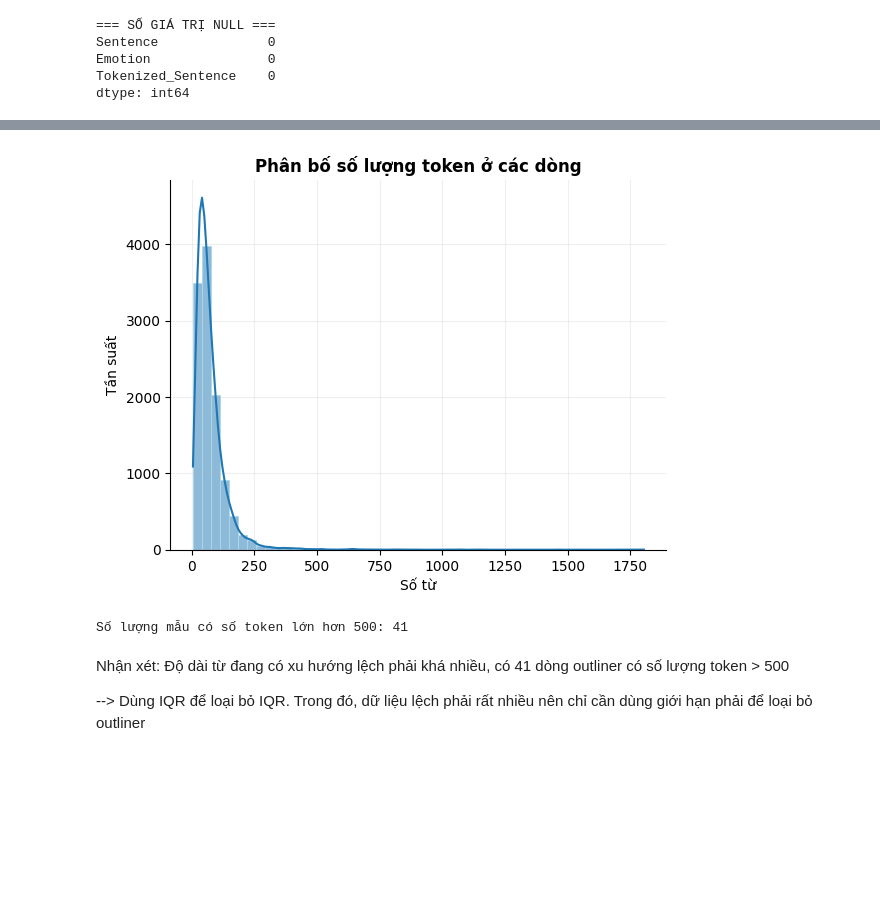
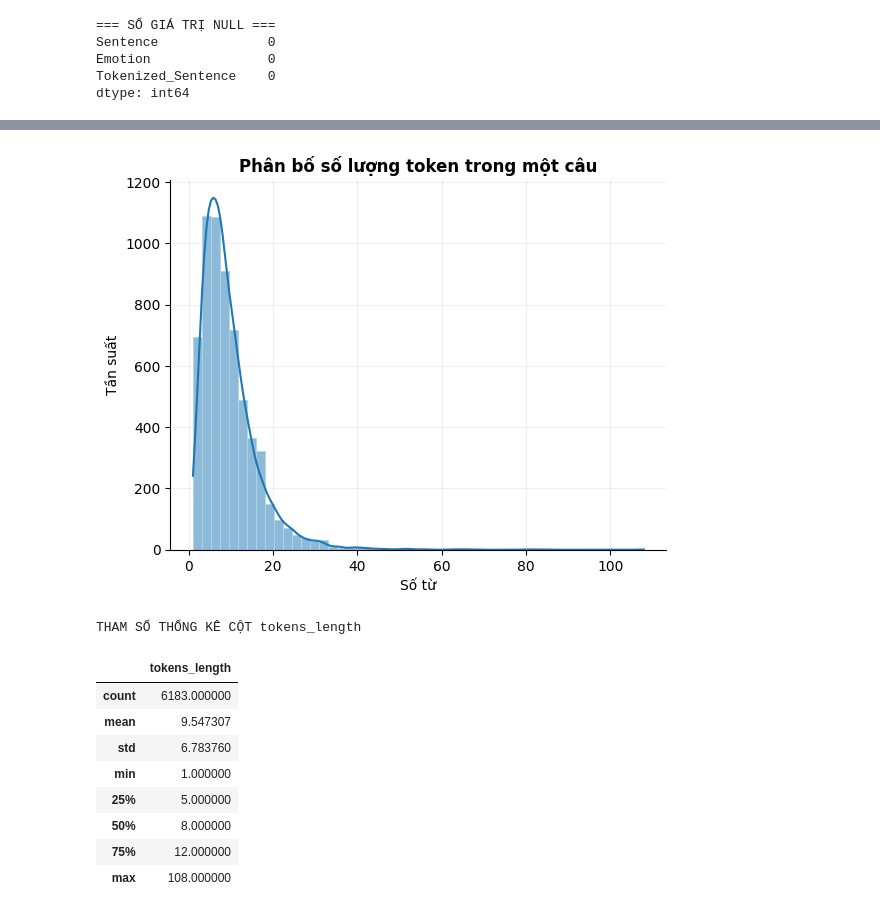
Before and after one commit to maiduyen05/emotion-recognize, a Jupyter notebook: src/eda.ipynb, the cells around one changed output, grey strips where cells are left out. Saved outputs shown, nothing was run; the diff lists cells and outputs as text; code cells hidden in the pictures; blank space fills up the shorter version.

```diff
--- a/src/eda.ipynb
+++ b/src/eda.ipynb
@@ -35,0 +34,5 @@ preprocessed_uit = pd.read_csv("../data/preprocessed_data/preprocessed_uit.csv",
+# %%
+import ast
+
+# Sử dụng hàm literal_eval để chuyển chuỗi thành danh sách
+preprocessed_uit['Tokenized_Sentence'] = preprocessed_uit['Tokenized_Sentence'].apply(ast.literal_eval)
@@ -82,20 +102,26 @@ data.describe()
 # %%
-data['tokens_length'] = data['Tokenized_Sentence'].apply(lambda x: len(x))
+preprocessed_uit['tokens_length'] = preprocessed_uit['Tokenized_Sentence'].apply(lambda x: len(x))
 
-sns.histplot(data['tokens_length'], bins=50, edgecolor = 'lightblue', kde=True)    # bins: kc cách đều
+sns.histplot(preprocessed_uit['tokens_length'], bins=50, edgecolor = 'lightblue', kde=True)    # bins: kc cách đều
 sns.despine(top=True, right=True)
-plt.title("Phân bố số lượng token ở các dòng", fontweight = 'bold')
+plt.title("Phân bố số lượng token trong một câu", fontweight = 'bold')
 plt.xlabel("Số từ")
 plt.ylabel("Tần suất")
 plt.grid(alpha = 0.2)
 plt.show()
 # %% [output]
-[figure, old version]
+[figure, new version]
-# %%
-print("Số lượng mẫu có số token lớn hơn 500:", (data[data['tokens_length'] >= 500]).shape[0])
-# %% [output]
-Số lượng mẫu có số token lớn hơn 500: 41
-# %% [markdown]
-Nhận xét: Độ dài từ đang có xu hướng lệch phải khá nhiều, có 41 dòng outliner có số lượng token > 500
-
---> Dùng IQR để loại bỏ IQR. Trong đó, dữ liệu lệch phải rất nhiều nên chỉ cần dùng giới hạn phải để loại bỏ outliner
+# %%
+print("THAM SỐ THỐNG KÊ CỘT tokens_length")
+preprocessed_uit.describe()
+# %% [output]
+THAM SỐ THỐNG KÊ CỘT tokens_length
+|  | tokens_length |
+| count | 6183.000000 |
+| mean | 9.547307 |
+| std | 6.783760 |
+| min | 1.000000 |
+| 25% | 5.000000 |
+| 50% | 8.000000 |
+| 75% | 12.000000 |
+| max | 108.000000 |
```
Also changed, not shown: parts of 46 cells of this notebook, 4 other files.
